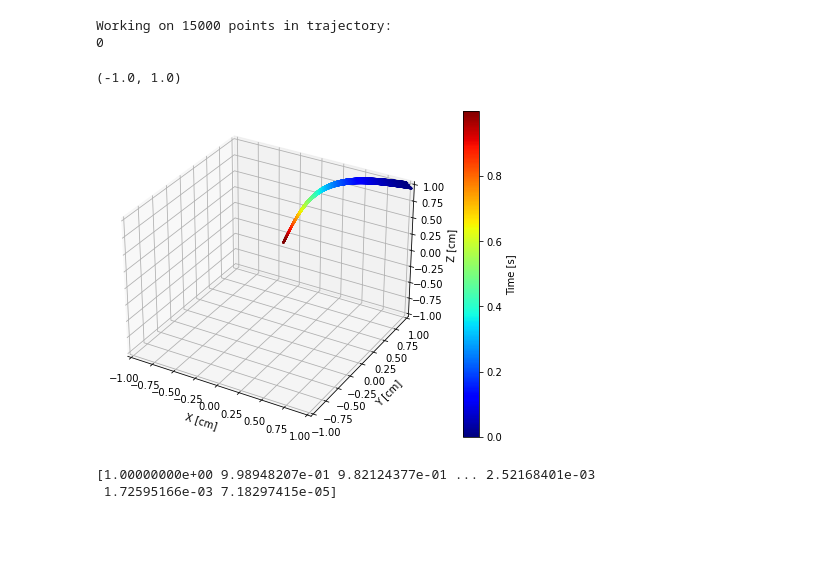
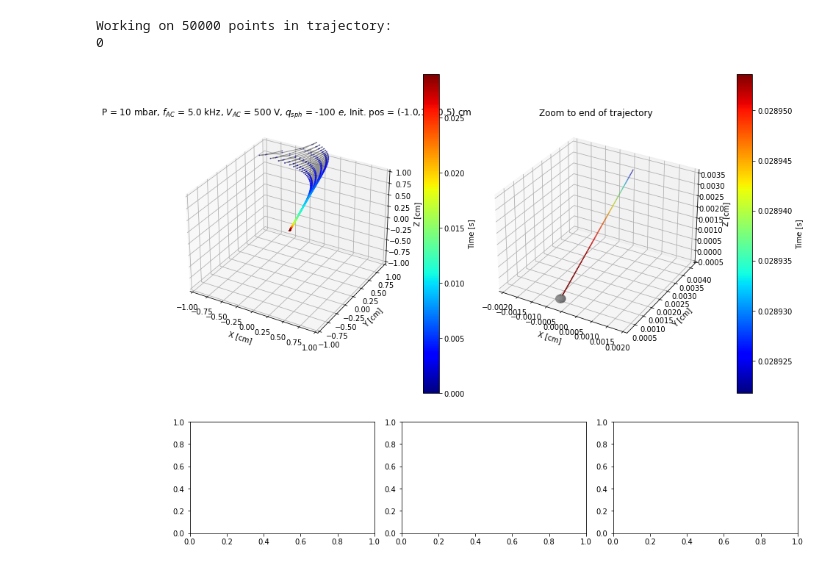
Before and after one commit to davemoore/Paul_Trap_MC, a Jupyter notebook: paul_trap_MC.ipynb, the cells around one changed output. Cells and saved outputs as stored; diff of their text form; code cells hidden in the pictures; blank space fills up the shorter version.

Commit message:
adaptive step near sphere

```diff
--- a/paul_trap_MC.ipynb
+++ b/paul_trap_MC.ipynb
@@ -4,10 +4,12 @@ import matplotlib.pyplot as plt
 import cubic_potentials as cp
 import importlib as im
 # %%
-init_pos = [1,1,1]
-mu = 100 ## cm^2/Vs at 10 mbar
-fAC = 3e4 ## Hz
-VAC = 350 # V
+init_pos = [-1,1.5,0.5]
+p = 10 ## mbar
+
+mu = 100*(10/p) ## cm^2/Vs at 10 mbar
+fAC = 5e3 ## Hz
+VAC = 500 # V
 q_sphere = -100
 sphere_rad = 1.5e-4
 
@@ -15,34 +17,13 @@ im.reload(cp)
 
 traj = cp.track_particle(init_pos, mu, fAC, VAC, q_sphere, sphere_rad)
 # %% [output]
-Working on 15000 points in trajectory:
+Working on 50000 points in trajectory:
 0
-# %%
-nmax = 30000
-
-fig = plt.figure(figsize=(12,6))
-cmap = plt.get_cmap('jet')
-ax = fig.add_subplot(111, projection='3d')
-
-cvec = traj[:nmax,3]/np.max(traj[:,3])
-cb=ax.scatter3D(traj[:nmax,0], traj[:nmax,1], traj[:nmax,2], c=cvec, cmap=cmap, s=1, ls='-')
-
-cbar = plt.colorbar(cb)
-cbar.set_label('Time [s]')
-
-# Add labels and title
-ax.set_xlabel('X [cm]')
-ax.set_ylabel('Y [cm]')
-ax.set_zlabel('Z [cm]')
-ax.set_xlim(-1,1)
-ax.set_ylim(-1,1)
-ax.set_zlim(-1,1)
-# %% [output]
-(-1.0, 1.0)
-[figure, removed]
-# %%
-print(traj[:,0])
-# %% [output]
-[1.00000000e+00 9.98948207e-01 9.82124377e-01 ... 2.52168401e-03
- 1.72595166e-03 7.18297415e-05]
+# %%
+title = "P = %d mbar, $f_{AC}$ = %.1f kHz, $V_{AC}$ = %d V, $q_{sph}$ = %d $e$, Init. pos = (%.1f,%.1f,%.1f) cm"%(p, fAC/1e3, VAC, q_sphere, *init_pos)
+
+im.reload(cp)
+cp.plot3Dtraj(traj, title=title)
+# %% [output]
+[figure, added]
 # %%
```
Also changed, not shown: parts of 1 cell of this notebook, 1 other file.
